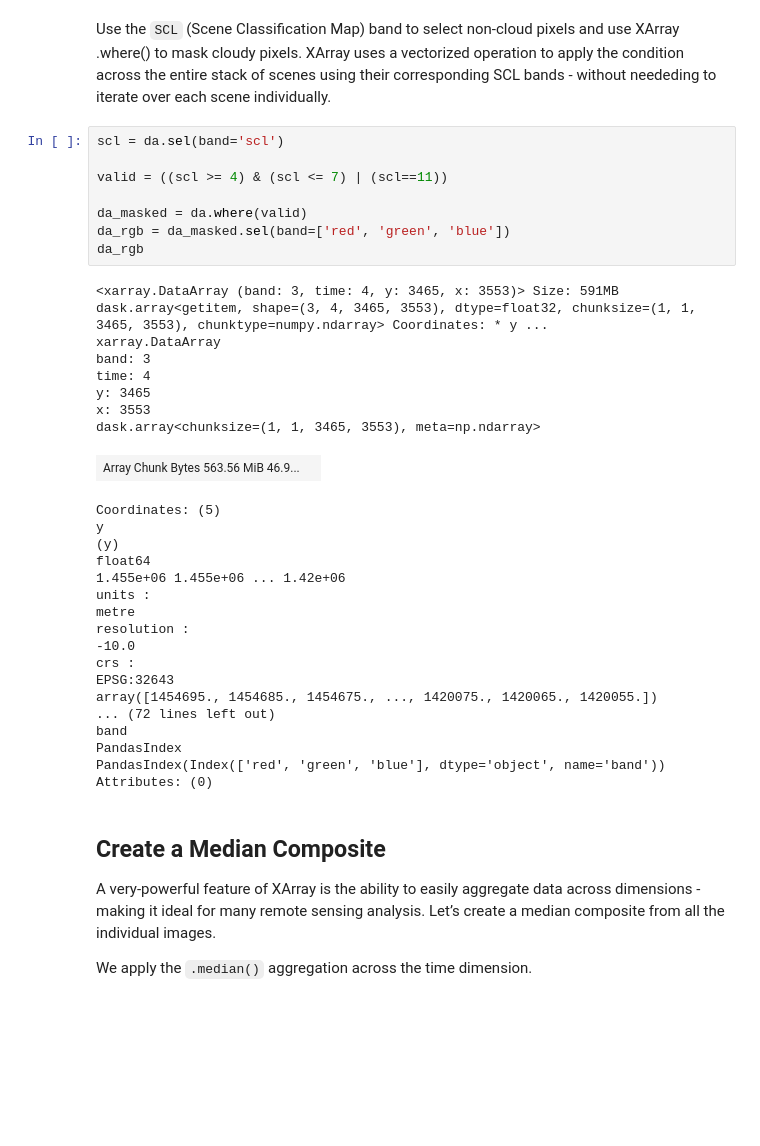
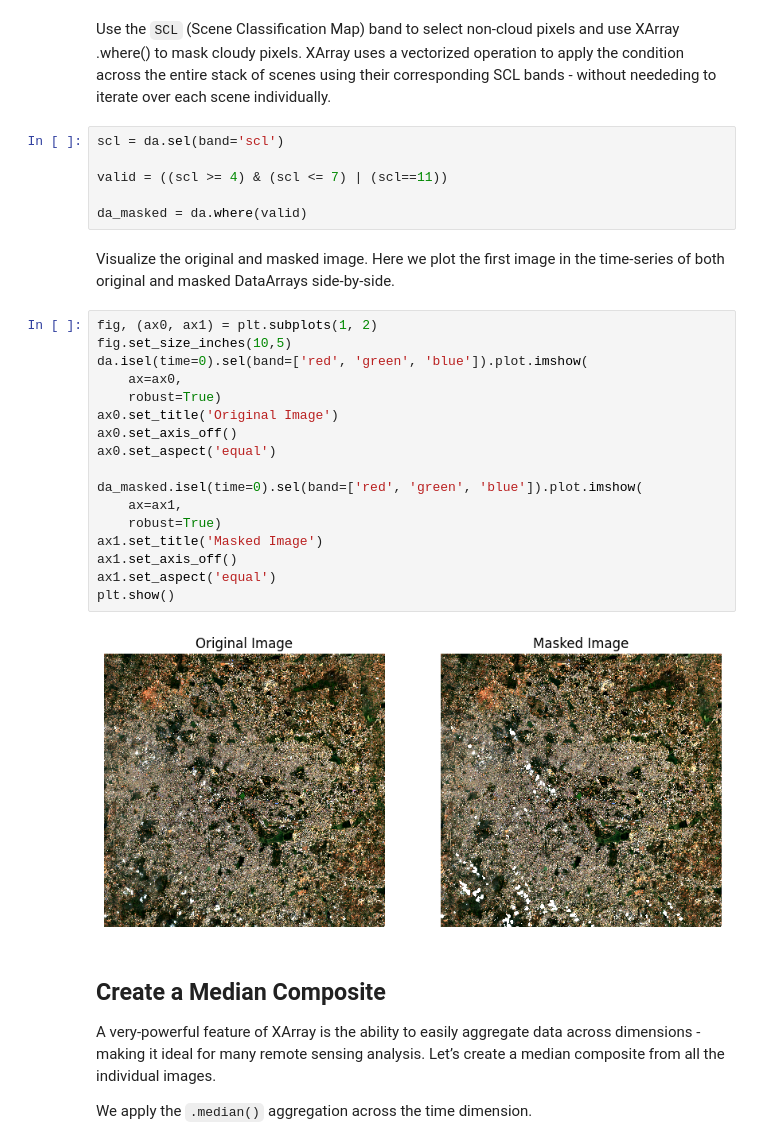
Before and after one commit to rahul4planet/geopython-tutorials, a Jupyter notebook: notebooks/dask_median_composite.ipynb, the cells around one changed output. Saved outputs shown, nothing was run; the diff lists cells and outputs as text; blank space fills up the shorter version.

```diff
--- a/notebooks/dask_median_composite.ipynb
+++ b/notebooks/dask_median_composite.ipynb
@@ -210,34 +208,27 @@ scl = da.sel(band='scl')
 valid = ((scl >= 4) & (scl <= 7) | (scl==11))
 
 da_masked = da.where(valid)
-da_rgb = da_masked.sel(band=['red', 'green', 'blue'])
-da_rgb
-# %% [output]
-<xarray.DataArray (band: 3, time: 4, y: 3465, x: 3553)> Size: 591MB dask.array<getitem, shape=(3, 4, 3465, 3553), dtype=float32, chunksize=(1, 1, 3465, 3553), chunktype=numpy.ndarray> Coordinates: * y ...
-xarray.DataArray
-band: 3
-time: 4
-y: 3465
-x: 3553
-dask.array<chunksize=(1, 1, 3465, 3553), meta=np.ndarray>
-| Array Chunk Bytes 563.56 MiB 46.9... |  |
-Coordinates: (5)
-y
-(y)
-float64
-1.455e+06 1.455e+06 ... 1.42e+06
-units :
-metre
-resolution :
--10.0
-crs :
-EPSG:32643
-array([1454695., 1454685., 1454675., ..., 1420075., 1420065., 1420055.])
-... (72 lines left out)
-band
-PandasIndex
-PandasIndex(Index(['red', 'green', 'blue'], dtype='object', name='band'))
-Attributes: (0)
+# %% [markdown]
+Visualize the original and masked image. Here we plot the first image in the time-series of both original and masked DataArrays side-by-side.
+# %%
+fig, (ax0, ax1) = plt.subplots(1, 2)
+fig.set_size_inches(10,5)
+da.isel(time=0).sel(band=['red', 'green', 'blue']).plot.imshow(
+    ax=ax0,
+    robust=True)
+ax0.set_title('Original Image')
+ax0.set_axis_off()
+ax0.set_aspect('equal')
+
+da_masked.isel(time=0).sel(band=['red', 'green', 'blue']).plot.imshow(
+    ax=ax1,
+    robust=True)
+ax1.set_title('Masked Image')
+ax1.set_axis_off()
+ax1.set_aspect('equal')
+plt.show()
+# %% [output]
+[figure, added]
 # %% [markdown]
 ## Create a Median Composite
 
```
Also changed, not shown: parts of 2 cells of this notebook.
